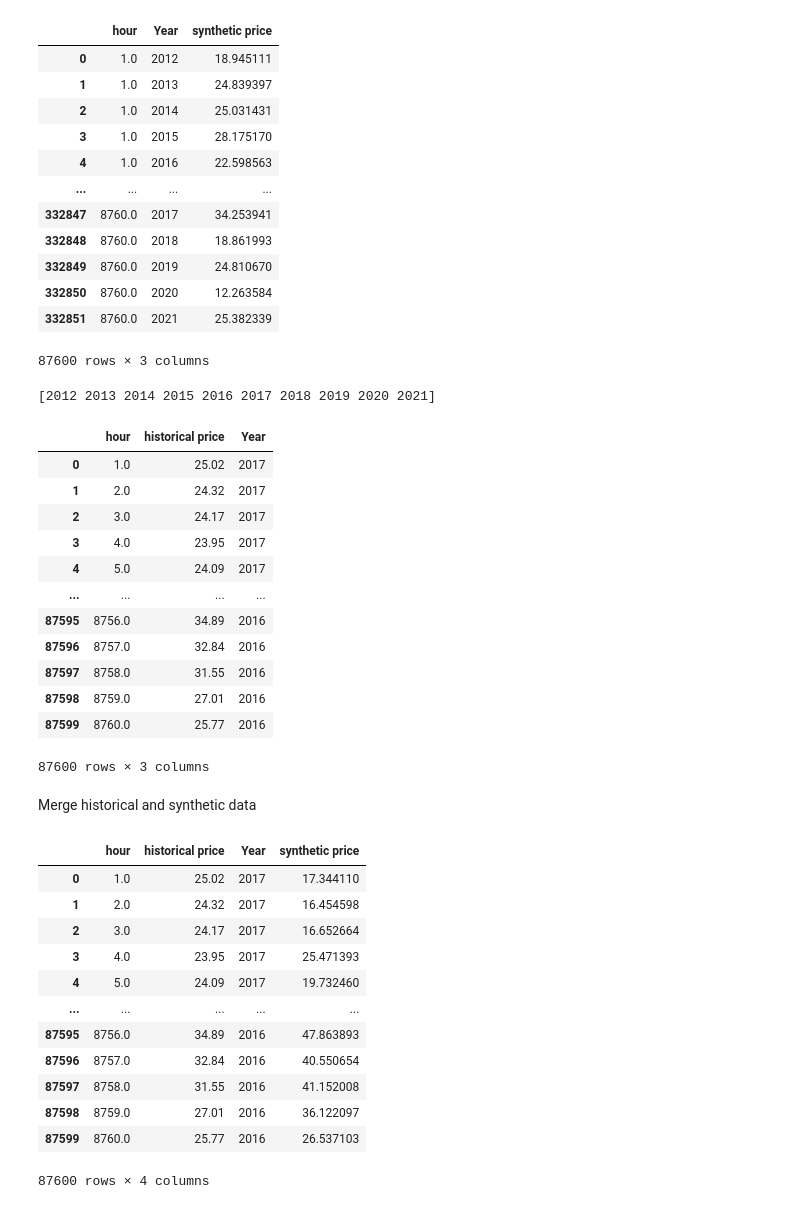
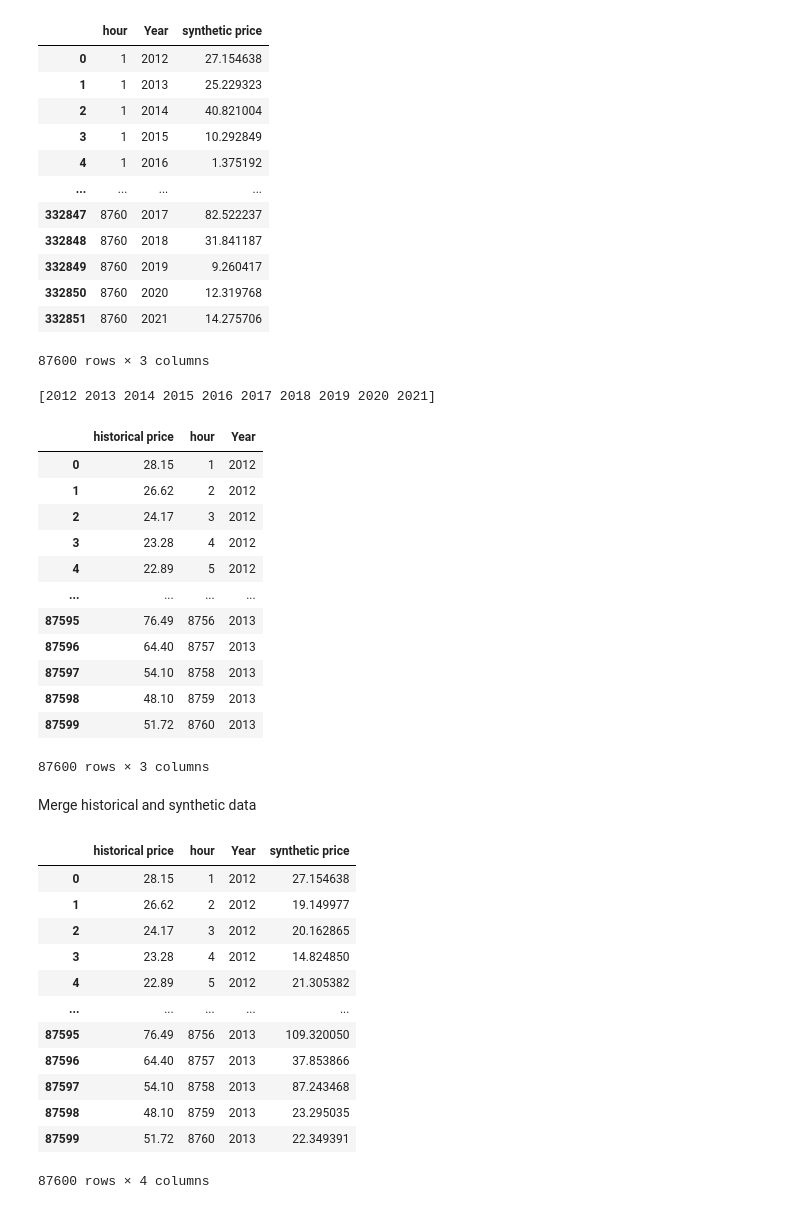
Before and after one commit to idaholab/FORCE, a Jupyter notebook: use_cases/IES_Feb23/train/ARMA_metrics.ipynb, the cells around one changed output. Drawn from its saved outputs; the diff is of its cells as text; code cells hidden in the pictures.

```diff
--- a/use_cases/IES_Feb23/train/ARMA_metrics.ipynb
+++ b/use_cases/IES_Feb23/train/ARMA_metrics.ipynb
@@ -7,39 +7,43 @@ import os
 # %%
 arma_data = {'braidwood_covid':["./Output_Braidwood_2012_2021_DA_periodic/synthetic.csv", "../data/electricity_markets/PJM_braidwood/"],
               'braidwood_non_covid':["./Output_Braidwood_2012_2019_DA/synthetic.csv", "../data/electricity_markets/PJM_braidwood/"],
-              'davis_besse':["./Output_davis_besse_2012_2021_DA/synthetic.csv", "../data/electricity_markets/PJM_davis_besse/"]}
+              'davis_besse':["./Output_davis_besse_2012_2021_DA/synthetic.csv", "../data/electricity_markets/PJM_davis_besse/"],
+              'ginna':["./Output_ginna_2012_2021_DA/synthetic.csv", "../data/electricity_markets/NYISO_ginna/"],
+              'fitzpatrick':["./Output_fitzpatrick_2012_2021_DA/synthetic.csv", "../data/electricity_markets/NYISO_fitzpatrick/"],
+              'nine_mile_point':["./Output_nine_mile_point_2012_2021_DA/synthetic.csv", "../data/electricity_markets/NYISO_nine_mile_point/"],
+              'houston':["./Output_houston_2012_2021_DA/synthetic.csv", "../data/electricity_markets/ERCOT_houston/"]}
 
 
-case = "davis_besse"
+case = "fitzpatrick"
 
 
 if case not in arma_data.keys():
   raise KeyError("{}, Case not in dictionary".format(case))
 filename = arma_data[case][0]
 data_dir = arma_data[case][1]
 
 synthetic_df = pd.read_csv(filename)
 tag = filename.split('/')[1][7:]
 synthetic_df.head()
 #only keep first 4 years of data
 synthetic_df = synthetic_df[synthetic_df['Year']<=2021]
 # Remove useless data
 synthetic_df.drop(columns=['scaling', 'RAVEN_sample_ID','prefix', 'PointProbability', 'ProbabilityWeight'], inplace=True)
 synthetic_df.rename({'price':'synthetic price'}, axis=1, inplace=True)
 synthetic_df
 # %% [output]
 |  | hour | Year | synthetic price |
-| 0 | 1.0 | 2012 | 18.945111 |
-| 1 | 1.0 | 2013 | 24.839397 |
-| 2 | 1.0 | 2014 | 25.031431 |
-| 3 | 1.0 | 2015 | 28.175170 |
-| 4 | 1.0 | 2016 | 22.598563 |
+| 0 | 1 | 2012 | 27.154638 |
+| 1 | 1 | 2013 | 25.229323 |
+| 2 | 1 | 2014 | 40.821004 |
+| 3 | 1 | 2015 | 10.292849 |
+| 4 | 1 | 2016 | 1.375192 |
 | ... | ... | ... | ... |
-| 332847 | 8760.0 | 2017 | 34.253941 |
-| 332848 | 8760.0 | 2018 | 18.861993 |
-| 332849 | 8760.0 | 2019 | 24.810670 |
-| 332850 | 8760.0 | 2020 | 12.263584 |
-| 332851 | 8760.0 | 2021 | 25.382339 |
+| 332847 | 8760 | 2017 | 82.522237 |
+| 332848 | 8760 | 2018 | 31.841187 |
+| 332849 | 8760 | 2019 | 9.260417 |
+| 332850 | 8760 | 2020 | 12.319768 |
+| 332851 | 8760 | 2021 | 14.275706 |
 87600 rows × 3 columns
 # %%
 # Get year list from synthetic data
@@ -60,18 +64,18 @@ hist_df.rename({'price':'historical price'}, axis=1,inplace=True)
 hist_df
 # %% [output]
 [2012 2013 2014 2015 2016 2017 2018 2019 2020 2021]
-|  | hour | historical price | Year |
-| 0 | 1.0 | 25.02 | 2017 |
-| 1 | 2.0 | 24.32 | 2017 |
-| 2 | 3.0 | 24.17 | 2017 |
-| 3 | 4.0 | 23.95 | 2017 |
-| 4 | 5.0 | 24.09 | 2017 |
+|  | historical price | hour | Year |
+| 0 | 28.15 | 1 | 2012 |
+| 1 | 26.62 | 2 | 2012 |
+| 2 | 24.17 | 3 | 2012 |
+| 3 | 23.28 | 4 | 2012 |
+| 4 | 22.89 | 5 | 2012 |
 | ... | ... | ... | ... |
-| 87595 | 8756.0 | 34.89 | 2016 |
-| 87596 | 8757.0 | 32.84 | 2016 |
-| 87597 | 8758.0 | 31.55 | 2016 |
-| 87598 | 8759.0 | 27.01 | 2016 |
-| 87599 | 8760.0 | 25.77 | 2016 |
+| 87595 | 76.49 | 8756 | 2013 |
+| 87596 | 64.40 | 8757 | 2013 |
+| 87597 | 54.10 | 8758 | 2013 |
+| 87598 | 48.10 | 8759 | 2013 |
+| 87599 | 51.72 | 8760 | 2013 |
 87600 rows × 3 columns
 # %% [markdown]
 Merge historical and synthetic data
@@ -79,18 +83,18 @@ Merge historical and synthetic data
 sum_df = pd.merge(hist_df, synthetic_df, how='inner')
 sum_df
 # %% [output]
-|  | hour | historical price | Year | synthetic price |
-| 0 | 1.0 | 25.02 | 2017 | 17.344110 |
-| 1 | 2.0 | 24.32 | 2017 | 16.454598 |
-| 2 | 3.0 | 24.17 | 2017 | 16.652664 |
-| 3 | 4.0 | 23.95 | 2017 | 25.471393 |
-| 4 | 5.0 | 24.09 | 2017 | 19.732460 |
+|  | historical price | hour | Year | synthetic price |
+| 0 | 28.15 | 1 | 2012 | 27.154638 |
+| 1 | 26.62 | 2 | 2012 | 19.149977 |
+| 2 | 24.17 | 3 | 2012 | 20.162865 |
+| 3 | 23.28 | 4 | 2012 | 14.824850 |
+| 4 | 22.89 | 5 | 2012 | 21.305382 |
 | ... | ... | ... | ... | ... |
-| 87595 | 8756.0 | 34.89 | 2016 | 47.863893 |
-| 87596 | 8757.0 | 32.84 | 2016 | 40.550654 |
-| 87597 | 8758.0 | 31.55 | 2016 | 41.152008 |
-| 87598 | 8759.0 | 27.01 | 2016 | 36.122097 |
-| 87599 | 8760.0 | 25.77 | 2016 | 26.537103 |
+| 87595 | 76.49 | 8756 | 2013 | 109.320050 |
+| 87596 | 64.40 | 8757 | 2013 | 37.853866 |
+| 87597 | 54.10 | 8758 | 2013 | 87.243468 |
+| 87598 | 48.10 | 8759 | 2013 | 23.295035 |
+| 87599 | 51.72 | 8760 | 2013 | 22.349391 |
 87600 rows × 4 columns
 # %%
 # Statistic summary
```
Also changed, not shown: parts of 3 cells of this notebook.
